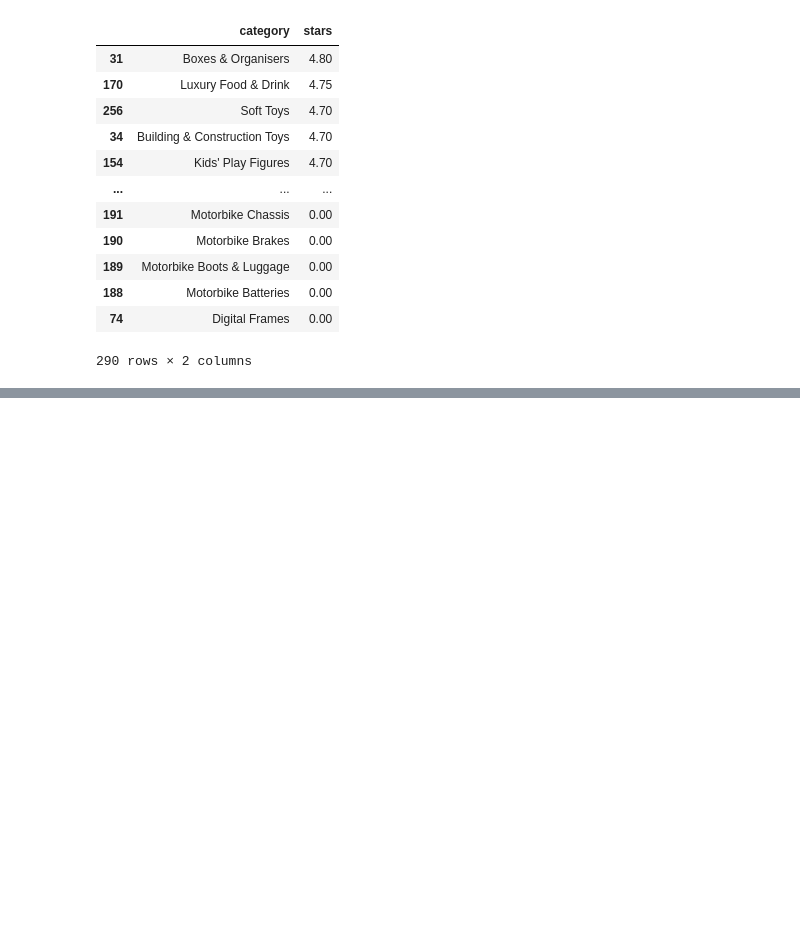
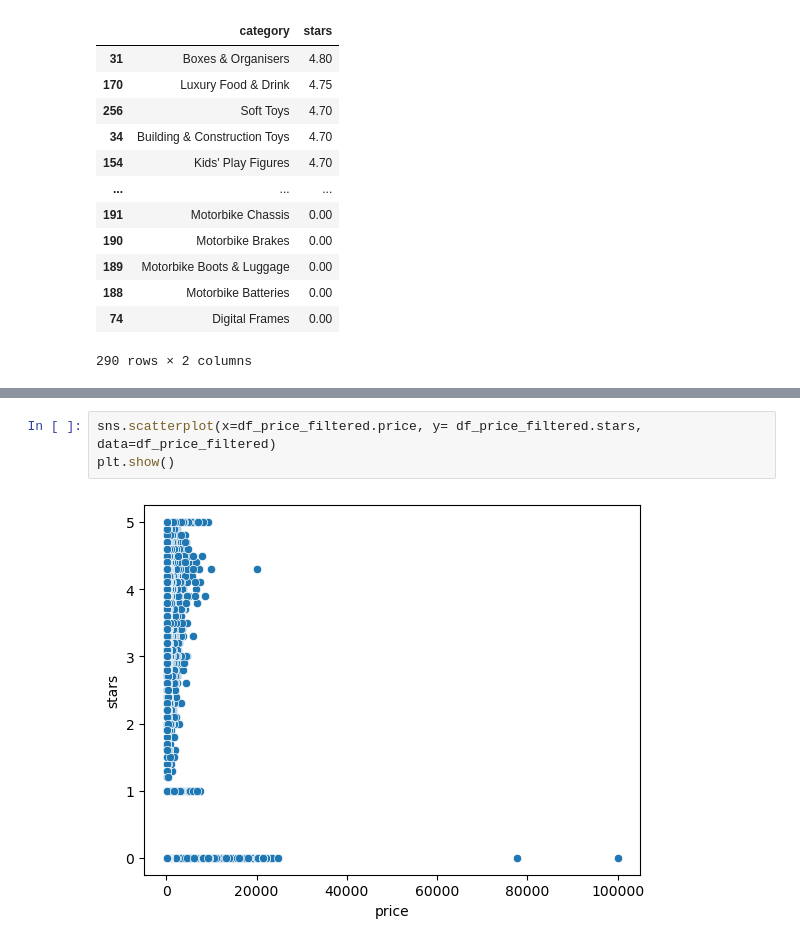
Before and after one commit to YuriBerlin/lab-eda-bivariate, a Jupyter notebook: EDA Bivariate Analysis.ipynb, the cells around one changed output, grey strips where cells are left out. Cells and saved outputs as stored; diff of their text form; blank space fills up the shorter version.

```diff
--- a/EDA Bivariate Analysis.ipynb
+++ b/EDA Bivariate Analysis.ipynb
@@ -356,0 +374,5 @@ med_stars.sort_values(by='stars', ascending=False)
+# %%
+sns.scatterplot(x=df_price_filtered.price, y= df_price_filtered.stars, data=df_price_filtered)
+plt.show()
+# %% [output]
+[figure, added]
```
Also changed, not shown: parts of 5 cells of this notebook.
